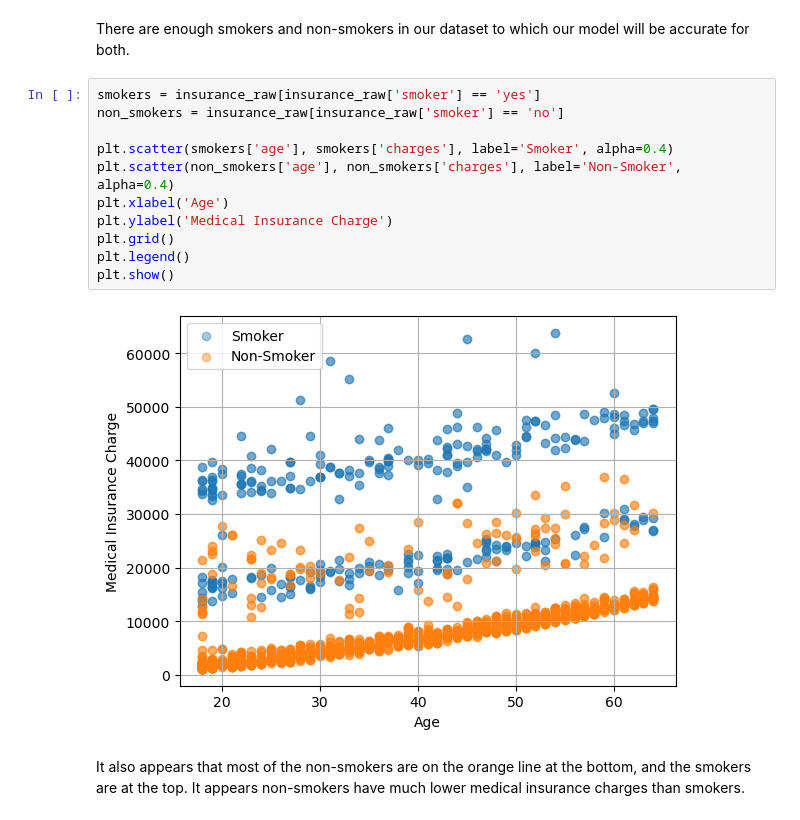
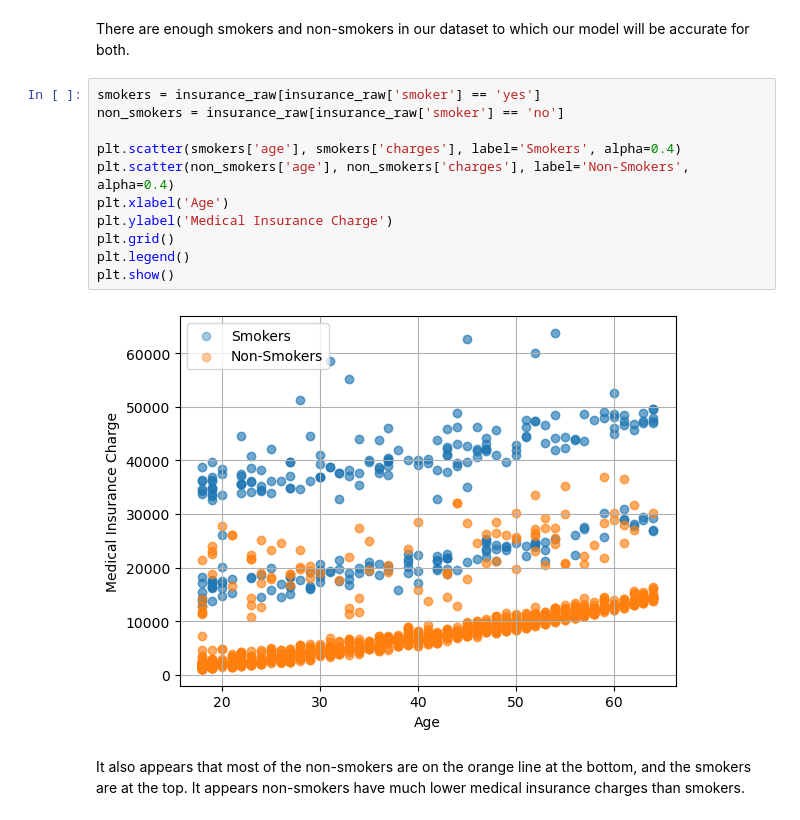
Before and after one commit to suchitbhayani/Medical-Insurance-Cost, a Jupyter notebook: Cost_Analysis.ipynb, the cells around one changed output. Drawn from its saved outputs; the diff is of its cells as text.

Commit message:
graph label changes

```diff
--- a/Cost_Analysis.ipynb
+++ b/Cost_Analysis.ipynb
@@ -177,16 +177,16 @@ There are enough smokers and non-smokers in our dataset to which our model will
 # %%
 smokers = insurance_raw[insurance_raw['smoker'] == 'yes']
 non_smokers = insurance_raw[insurance_raw['smoker'] == 'no']
 
-plt.scatter(smokers['age'], smokers['charges'], label='Smoker', alpha=0.4)
-plt.scatter(non_smokers['age'], non_smokers['charges'], label='Non-Smoker', alpha=0.4)
+plt.scatter(smokers['age'], smokers['charges'], label='Smokers', alpha=0.4)
+plt.scatter(non_smokers['age'], non_smokers['charges'], label='Non-Smokers', alpha=0.4)
 plt.xlabel('Age')
 plt.ylabel('Medical Insurance Charge')
 plt.grid()
 plt.legend()
 plt.show()
 # %% [output]
-[figure, old version]
+[figure, new version]
 # %% [markdown]
 It also appears that most of the non-smokers are on the orange line at the bottom, and the smokers are at the top. It appears non-smokers have much lower medical insurance charges than smokers.
 # %%
```
Also changed, not shown: parts of 1 cell of this notebook.
